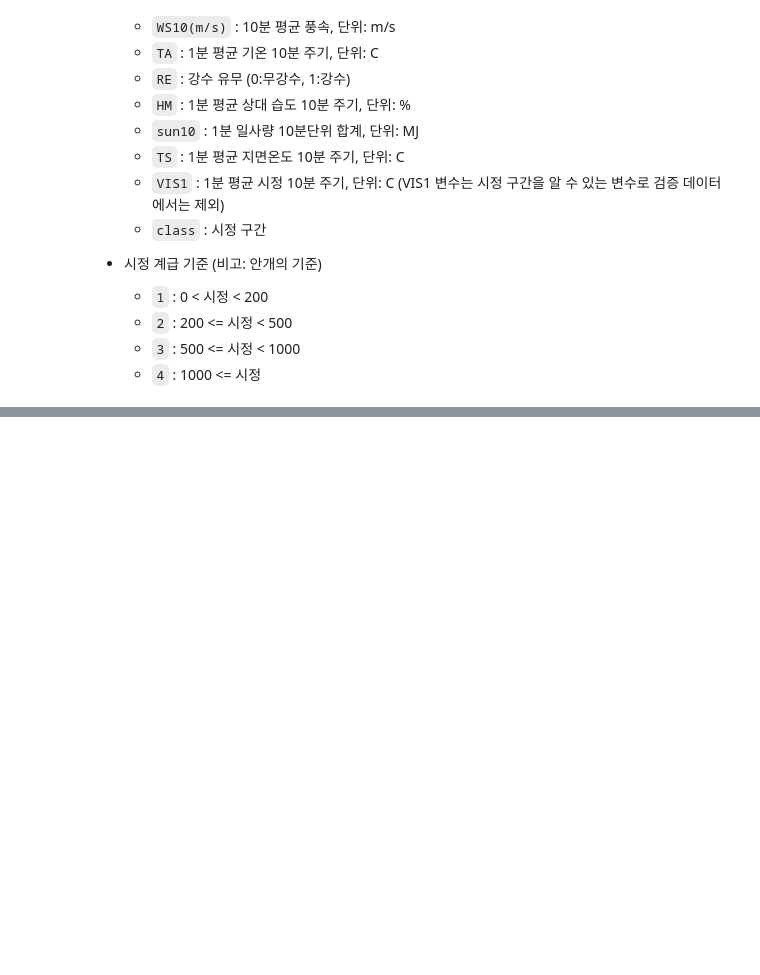
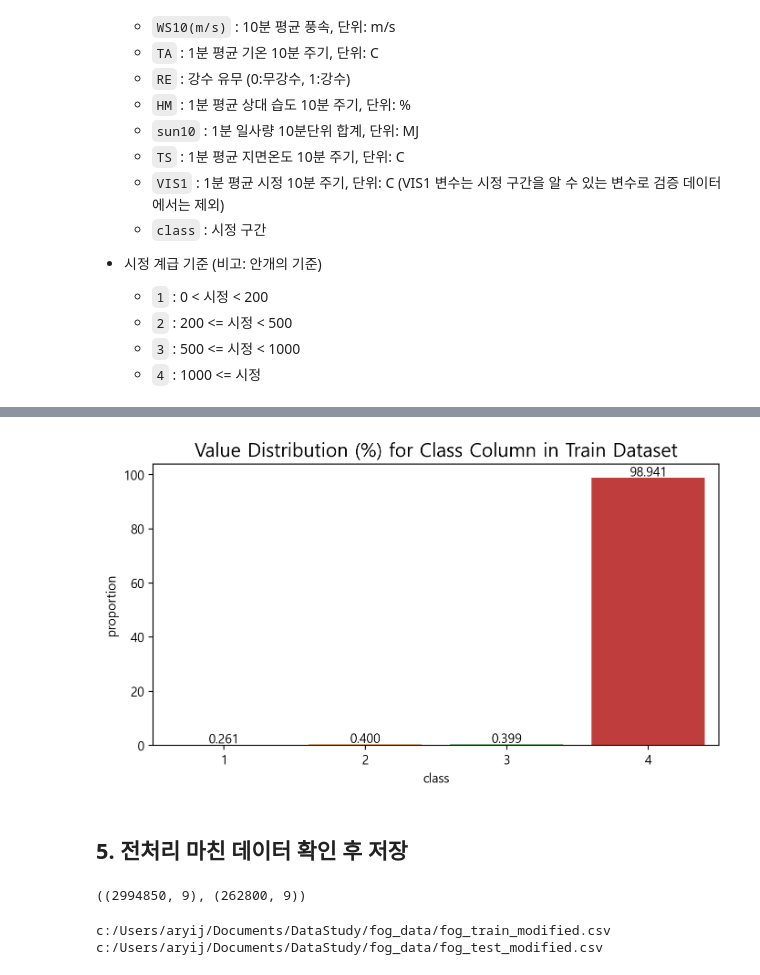
Before and after one commit to benidjor/weather-contest, a Jupyter notebook: preprocessing.ipynb, the cells around one changed output, grey strips where cells are left out. Cells and saved outputs as stored; diff of their text form; code cells hidden in the pictures; blank space fills up the shorter version.

```diff
--- a/preprocessing.ipynb
+++ b/preprocessing.ipynb
@@ -91,0 +308,18 @@ train_path, test_path = get_local_path("fog_train.csv", "fog_test.csv")
+# %%
+# 컬럼의 값 분포를 확인하는 함수
+def check_distribution_in_columns(df, column):
+    # 해당 column의 값 value_counts()
+    cnt = df[column].value_counts()
+    cnt_pct = df[column].value_counts(normalize=True)
+
+    # value_counts()한 값을 바탕으로, 데이터프레임 생성
+    cnt_df = np.round(cnt.to_frame().reset_index().sort_values(column).set_index(column), 3)
+    cnt_pct_df = np.round(cnt_pct.to_frame().reset_index().sort_values(column).set_index(column) * 100, 3).astype(str) + '%'
+
+    distribution_df = pd.concat([cnt_df, cnt_pct_df], axis=1)
+
+    return distribution_df
+# %%
+# Target 변수인 class 컬럼 데이터 분포 확인
+class_distribution = check_distribution_in_columns(train_df, "class")
+class_distribution
@@ -91,0 +333,37 @@ train_path, test_path = get_local_path("fog_train.csv", "fog_test.csv")
+# %%
+# 시각화 위해 위에서 구한 class_distribution 복사
+class_distribution_no_pct = class_distribution.reset_index().copy()
+
+# 시각화 위해 컬럼 수정
+# proportion 컬럼 "%" 글자 제거 및 float로 변경
+class_distribution_no_pct["proportion"] = class_distribution_no_pct["proportion"].apply(lambda x: float(x.split("%")[0]))
+
+# class 컬럼 문자형으로 변경
+class_distribution_no_pct["class"] = class_distribution_no_pct["class"].apply(lambda x: str(int(x)))
+
+
+# 결측치 비율 시각화
+plt.figure(figsize=(8, 4))
+sns_pct = sns.barplot(x="class", y="proportion", data=class_distribution_no_pct)
+# sns_pct.set_xticklabels(sns_pct.get_xticklabels(), rotation=30)
+
+# bar 그래프 상단에 비율 (%) 표기
+for bar in sns_pct.patches:
+    height = bar.get_height()                   # .get_height() : y좌표
+
+    plt.text(bar.get_x() + bar.get_width()/2,   # 퍼센트 글자 위치
+             height+0.5,                        # 퍼센트 글자 높이
+             "%.3f" % height,                   # 퍼센트 소수점 지정
+             ha="center")                       # 가운데 정렬
+
+# 시각화 제목 이름, 폰트 크기 지정
+sns_pct.set_title("Value Distribution (%) for Class Column in Train Dataset", fontsize=15)
+plt.show()
+# %% [output]
+[figure, added]
+# %% [markdown]
+## 5. 전처리 마친 데이터 확인 후 저장
+# %%
+train_df.shape, test_df.shape
+# %% [output]
+((2994850, 9), (262800, 9))
@@ -91,0 +398,9 @@ train_path, test_path = get_local_path("fog_train.csv", "fog_test.csv")
+# %%
+# 데이터셋 저장 경로 함수 적용 후 확인
+train_save_path, test_save_path = save_local_path(train_df, test_df)
+
+print(train_save_path)
+print(test_save_path)
+# %% [output]
+c:/Users/aryij/Documents/DataStudy/fog_data/fog_train_modified.csv
+c:/Users/aryij/Documents/DataStudy/fog_data/fog_test_modified.csv
```
Also changed, not shown: parts of 34 cells of this notebook, 6 other files.
